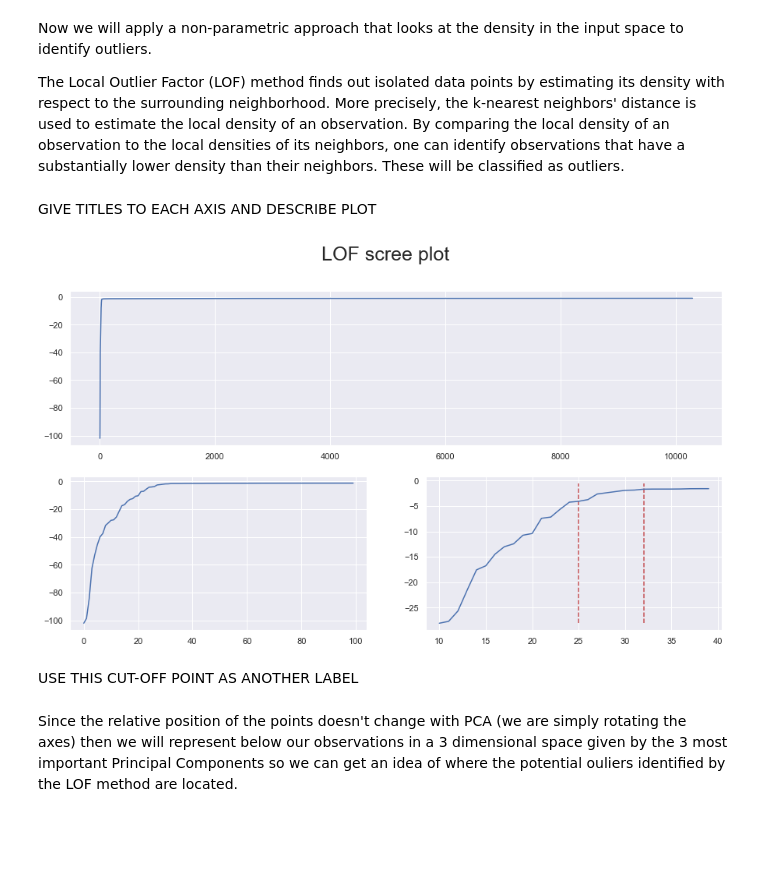
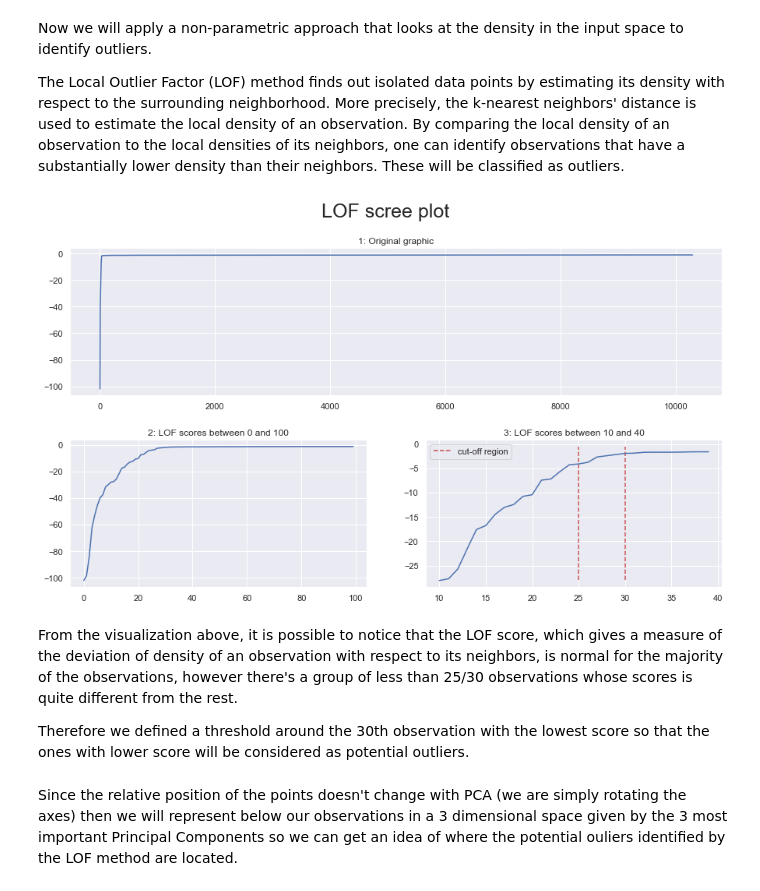
Before and after one commit to NovaIMSStudents/DataMiningFinalProject, a Jupyter notebook: DataAnalysisDM.ipynb, the cells around one changed output. Saved outputs shown, nothing was run; the diff lists cells and outputs as text; code cells hidden in the pictures; blank space fills up the shorter version.

Commit message:
Finish outliers

```diff
--- a/DataAnalysisDM.ipynb
+++ b/DataAnalysisDM.ipynb
@@ -505,33 +520,38 @@ The Local Outlier Factor (LOF) method finds out isolated data points by estimati
 std_data = prep.StandardScaler().fit_transform(data)
 lof = neighb.LocalOutlierFactor(n_neighbors=50, contamination="auto")
 outlof = lof.fit_predict(std_data)
-# %% [markdown]
-GIVE TITLES TO EACH AXIS AND DESCRIBE PLOT
 # %%
 lof_scores = lof.fit(std_data).negative_outlier_factor_
 
 sns.set()
 #figure
-fig=plt.figure(figsize=(15,8))
+fig = plt.figure(figsize=(15,8))
 fig.suptitle("LOF scree plot", fontsize=25)
 
 #axes
-gs=gspec.GridSpec(2,2)
-ax1=fig.add_subplot(gs[0,:]) # First row, first column
-ax2=fig.add_subplot(gs[1,0]) # First row, second column
-ax3=fig.add_subplot(gs[1,1]) # First row, all columns
+gs = gspec.GridSpec(2,2)
+ax1 = fig.add_subplot(gs[0,:]) # First row, first column
+ax2 = fig.add_subplot(gs[1,0]) # First row, second column
+ax3 = fig.add_subplot(gs[1,1]) # First row, all columns
 
 #data
 ax1.plot(np.sort(lof_scores))
 ax2.plot(np.sort(lof_scores)[:100])
 ax3.plot(np.sort(lof_scores)[10:40], data= np.arange(10, 40, 5))
 
 #layout
+ax1.set_title("1: Original graphic")
+ax2.set_title("2: LOF scores between 0 and 100")
+ax3.set_title("3: LOF scores between 10 and 40")
 ax3.set_xticklabels(list(map(str,range(5,45,5)))) #adjust ax3 x axis tick labels
-ax3.vlines(x=[15,22], ymin=-28, ymax=-0.5, color="r", linestyles ="dashed")
+ax3.vlines(x=[15,20], ymin=-28, ymax=-0.5, color="r", linestyles ="dashed", label="cut-off region")
+ax3.legend()
+plt.subplots_adjust(hspace=0.3)
 
 plt.show()
 # %% [output]
-[figure, old version]
+[figure, new version]
-# %% [markdown]
-USE THIS CUT-OFF POINT AS ANOTHER LABEL
+# %% [markdown]
+From the visualization above, it is possible to notice that the LOF score, which gives a measure of the deviation of density of an observation with respect to its neighbors, is normal for the majority of the observations, however there's a group of less than 25/30 observations whose scores is quite different from the rest.
+
+Therefore we defined a threshold around the 30th observation with the lowest score so that the ones with lower score will be considered as potential outliers.
```
Also changed, not shown: parts of 34 cells of this notebook.
